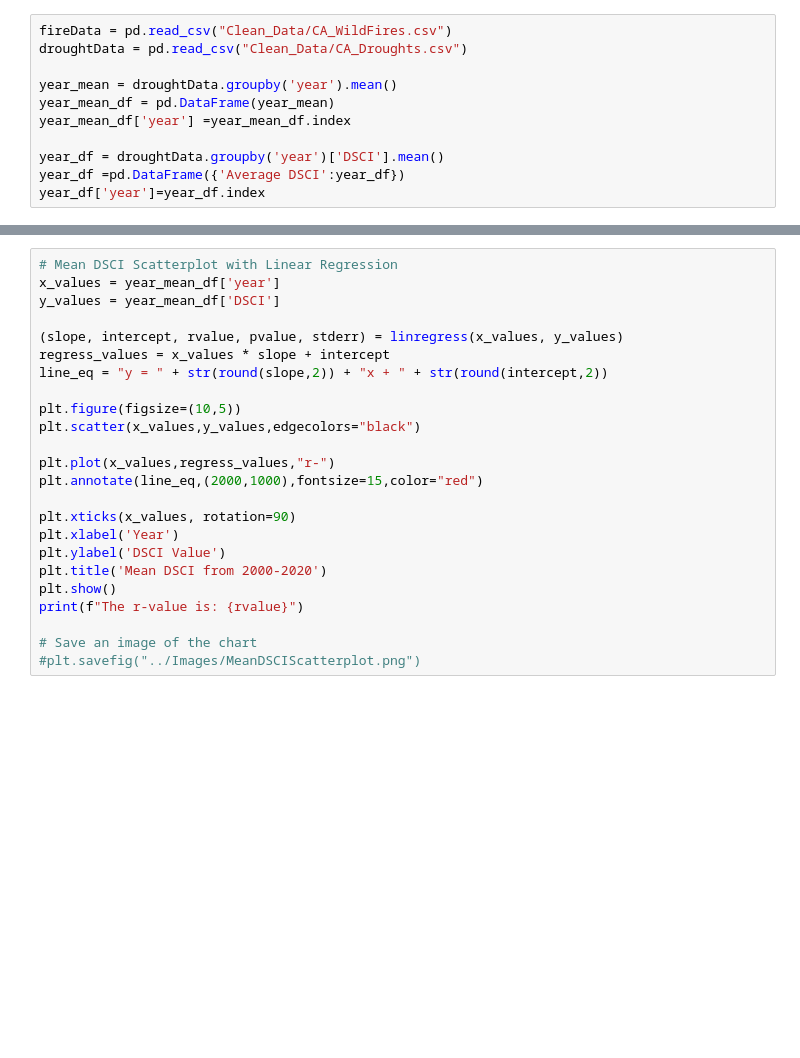
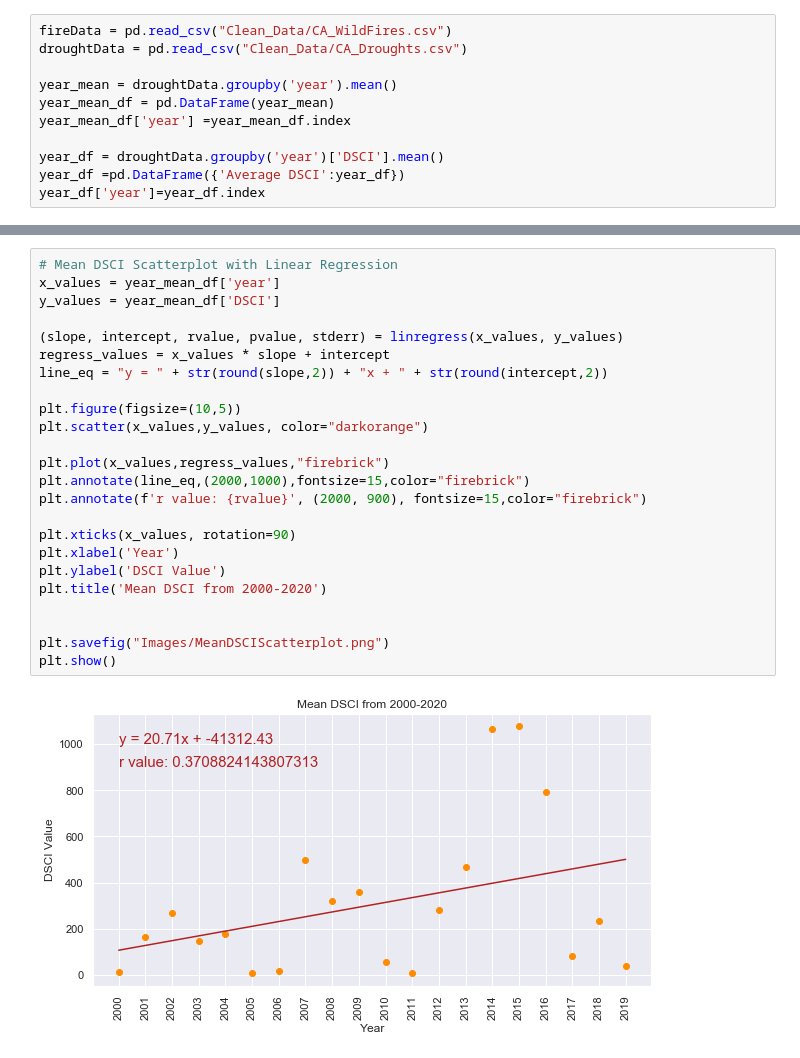
Before and after one commit to anikajohnson/CA-Wildfires-Project, a Jupyter notebook: Data_Analysis.ipynb, the cells around one changed output, grey strips where cells are left out. Saved outputs shown, nothing was run; the diff lists cells and outputs as text; blank space fills up the shorter version.

```diff
--- a/Data_Analysis.ipynb
+++ b/Data_Analysis.ipynb
@@ -53,27 +60,29 @@ ax = sns.barplot(x="Year", y="Acres", data=fireData, palette="colorblind")
 # %%
 # Mean DSCI Scatterplot with Linear Regression
 x_values = year_mean_df['year']
 y_values = year_mean_df['DSCI']
 
 (slope, intercept, rvalue, pvalue, stderr) = linregress(x_values, y_values)
 regress_values = x_values * slope + intercept
 line_eq = "y = " + str(round(slope,2)) + "x + " + str(round(intercept,2))
 
 plt.figure(figsize=(10,5))
-plt.scatter(x_values,y_values,edgecolors="black")
+plt.scatter(x_values,y_values, color="darkorange")
 
-plt.plot(x_values,regress_values,"r-")
-plt.annotate(line_eq,(2000,1000),fontsize=15,color="red")
+plt.plot(x_values,regress_values,"firebrick")
+plt.annotate(line_eq,(2000,1000),fontsize=15,color="firebrick")
+plt.annotate(f'r value: {rvalue}', (2000, 900), fontsize=15,color="firebrick")
 
 plt.xticks(x_values, rotation=90)
 plt.xlabel('Year')
 plt.ylabel('DSCI Value')
 plt.title('Mean DSCI from 2000-2020')
+
+
+plt.savefig("Images/MeanDSCIScatterplot.png")
 plt.show()
-print(f"The r-value is: {rvalue}")
-
-# Save an image of the chart
-#plt.savefig("../Images/MeanDSCIScatterplot.png")
+# %% [output]
+[figure, added]
 # %%
 sns.set(style="darkgrid")
 plt.figure(figsize=(12,5))
```
Also changed, not shown: parts of 8 cells of this notebook.
